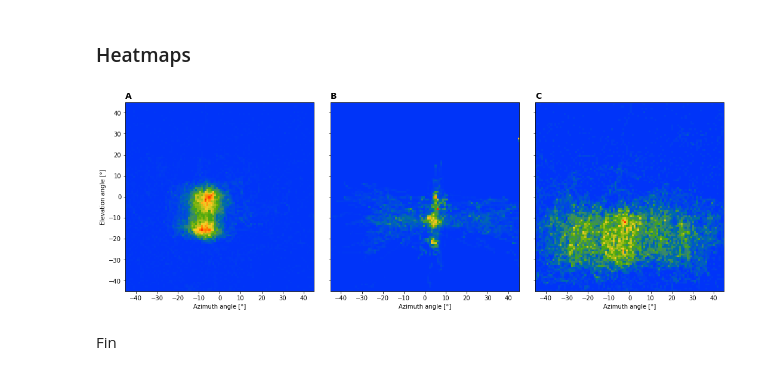
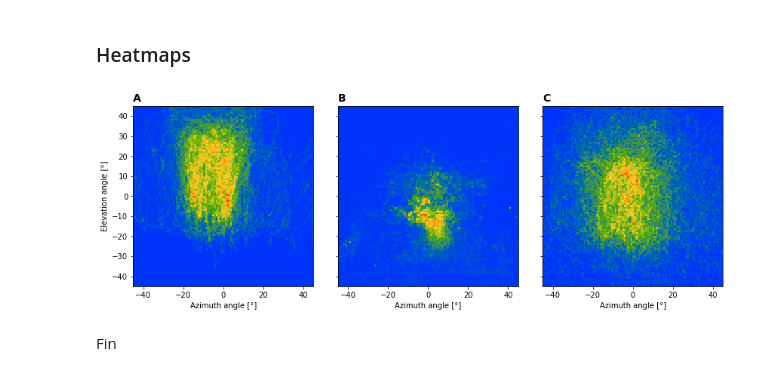
Before and after one commit to vedb/pupil-t265, a Jupyter notebook: examples/etra2020.ipynb, the cells around one changed output. Drawn from its saved outputs; the diff is of its cells as text; code cells hidden in the pictures.

```diff
--- a/examples/etra2020.ipynb
+++ b/examples/etra2020.ipynb
@@ -26,3 +27,8 @@ gaze['gaze_point'] = gaze.gaze_point.pipe(correct_sign)
+# %%
+user_info = {**user_info_indoor, **user_info_outdoor}
+gaze = xr.concat([gaze_indoor, gaze_outdoor], dim='time')
+odometry = xr.concat([odometry_indoor, odometry_outdoor], dim='time')
+_, r_realsense_pupil = load_extrinsics('data')
 # %% [markdown]
 ## Analysis
 # %% [markdown]
@@ -68,7 +74,7 @@ gaze_point_spherical = gaze.gaze_point \
 ### Data exclusion
 # %%
 min_gaze_confidence = 0.8
-min_tracker_confidence = 2
+min_tracker_confidence = 3
 window_len = 100
 max_eye_velocity_vor = 200
 max_eye_velocity_walk = 60
@@ -148,7 +154,7 @@ v_head = {
     for condition, (c_axis, _, head_vel) in conditions.items()
 }
 # %%
-fig, axarr = plt.subplots(2, 2, sharex='col', sharey='row', figsize=(12, 8))
+fig, axarr = plt.subplots(2, 2, sharex='col', sharey='row', figsize=(12, 6))
 axarr = axarr.flatten()
 
 for idx, condition in enumerate(conditions):
@@ -182,39 +188,42 @@ fig.savefig(f'results/vor_{dataset}.png', dpi=300, bbox_inches='tight')
 max_angle = 45
 nbins = 100
 # %%
+walk_times = slice(user_info['walk_start'], user_info['walk_end'])
+
 def compute_2d_histogram(
-        data, dim, ix, iy, nbins=nbins,
+        data, dim, ix, iy, times, nbins=nbins,
         xrange=(-max_angle, max_angle), yrange=(-max_angle, max_angle)):
     """ Compute 2D histogram from DataArray. """
     return histogram2d(
-        data.sel(**{dim: ix}), data.sel(**{dim: iy}),
+        data.sel(**{dim: ix, 'time': times}),
+        data.sel(**{dim: iy, 'time': times}),
         range=[xrange, yrange], bins=nbins).T
 
 heatmaps = {
     'v_lin':  compute_2d_histogram(
-        linear_velocity_head_spherical, 'spherical_axis', 'phi', 'theta'),
+        linear_velocity_head_spherical, 'spherical_axis', 'phi', 'theta', walk_times),
     'p_gaze': compute_2d_histogram(
-        gaze_point_spherical, 'spherical_axis', 'phi', 'theta'),
+        gaze_point_spherical, 'spherical_axis', 'phi', 'theta', walk_times),
     'v_lin_eyes': compute_2d_histogram(
-        linear_velocity_eyes_spherical, 'spherical_axis', 'phi', 'theta'),
+        linear_velocity_eyes_spherical, 'spherical_axis', 'phi', 'theta', walk_times),
 }
 # %%
 fig, axarr = plt.subplots(
-    ncols=3, figsize=(15, 5), sharey=True)
+    ncols=3, figsize=(12, 4), sharey=True)
 
 for idx, heatmap in enumerate(heatmaps.values()):
 
     axarr[idx].imshow(heatmap, cmap=cc.cm.rainbow,
                       extent=[-max_angle, max_angle, -max_angle, max_angle])
 
     axarr[idx].set_title(
         chr(ord('A') + idx), loc='left', fontweight='bold', fontsize=14)
 
     axarr[idx].set_xlabel('Azimuth angle [°]')
     if idx == 0:
         axarr[idx].set_ylabel('Elevation angle [°]')
 
 fig.tight_layout()
 # %% [output]
-[figure, old version]
+[figure, new version]
 # %%
```
Also changed, not shown: parts of 8 cells of this notebook, 16 other files.
